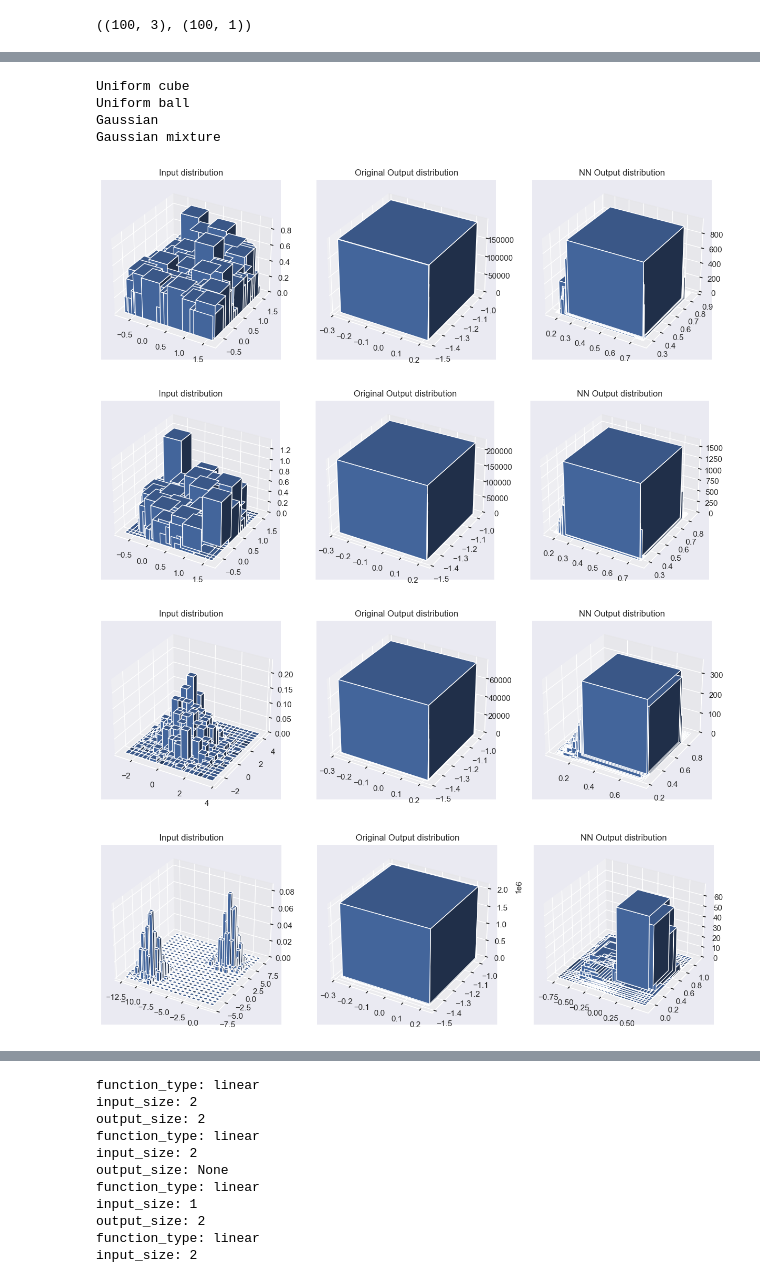
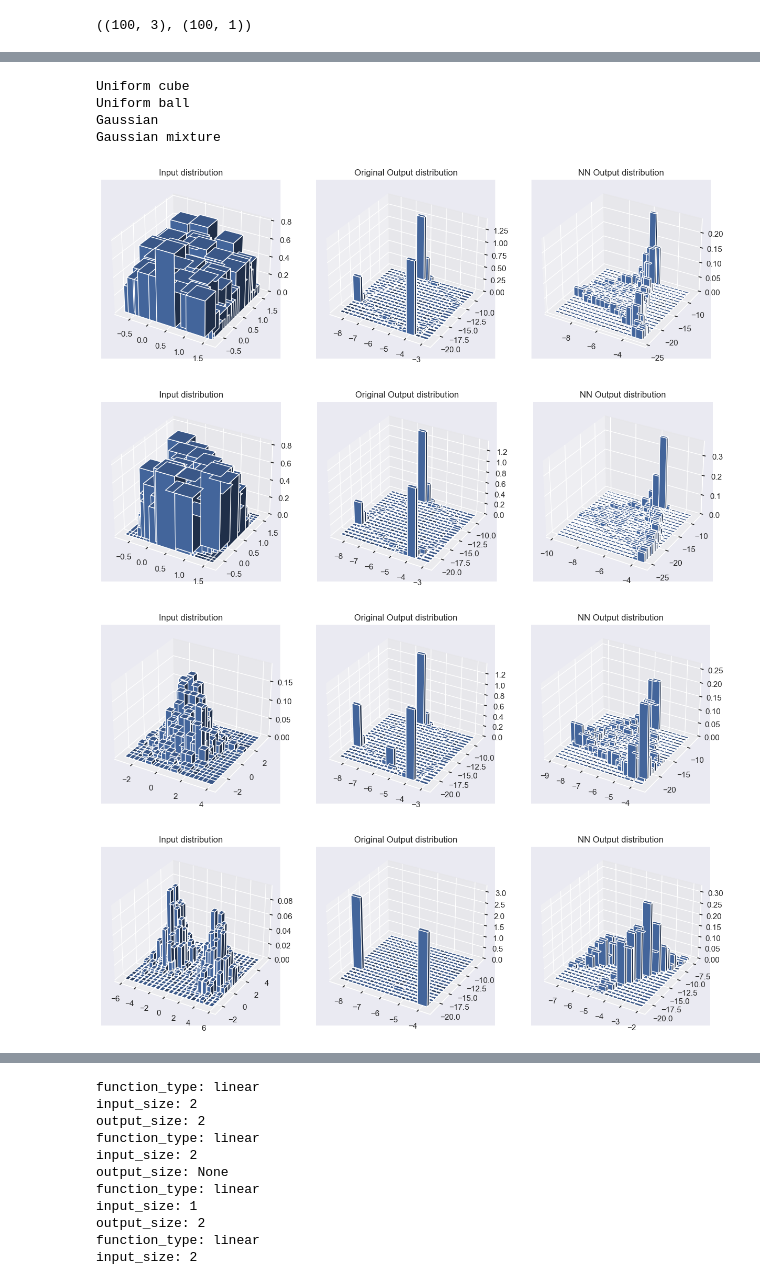
Before and after one commit to Ramlaoui/tdl-express-distributions, a Jupyter notebook: experiments.ipynb, the cells around one changed output, grey strips where cells are left out. Saved outputs shown, nothing was run; the diff lists cells and outputs as text; code cells hidden in the pictures.

Commit message:
bug fixes and better function sampling

```diff
--- a/experiments.ipynb
+++ b/experiments.ipynb
@@ -33,9 +33,3 @@ linear_functions = FunctionDistrib(n, d, l, function_type="linear", prior="unifo
 linear_functions.Z.shape, linear_functions.Y.shape
 # %% [output]
 ((100, 3), (100, 1))
-# %%
-x = np.array([[0.5, 0.6], [0.1, 0.9]]).reshape(-1, 2)
-
-for i in range(len(trainer.function_distrib.functions)):
-    x = trainer.function_distrib.functions[i](x)
-    print(x)
@@ -53,4 +36,5 @@ for i in range(len(trainer.function_distrib.functions)):
 # %%
+%matplotlib inline
 from src.trainer import Trainer
 
 config = {
@@ -59,7 +43,7 @@ config = {
         "d": 2,
         "l": 5,
         "output_size": 2,
-        "function_type": "linear-sigmoid",
+        "function_type": "quadratic-sigmoid-linear",
         "output_function": "linear",
         "prior": "gaussian", # uniform_cube, uniform_ball, gaussian, gaussian_mixture
         "seed": 1,
@@ -68,8 +52,8 @@ config = {
     "model": {
         # "input_size": # infer
         # "output_size": # infer
-        "hidden_size": 40,
-        "n_hidden_layers": 2
+        "hidden_size": 100,
+        "n_hidden_layers": 4
     },
 
     "optimizer": {
@@ -81,5 +65,6 @@ config = {
 
 trainer = Trainer(config, is_debug=False)
 trainer.function_distrib.get_function_types()
+trainer.function_distrib.generate_data(visualize=True)
 losses, w2_distances = trainer.train()
 # %% [output]
@@ -106,19 +106,20 @@ array([<Axes3D: title={'center': 'Input distribution'}>,
 # %%
 priors = ["uniform_cube", "uniform_ball", "gaussian", "gaussian_mixture"]
 titles = ["Uniform cube", "Uniform ball", "Gaussian", "Gaussian mixture"]
 
 for i, prior in enumerate(priors):
     config_prior = config.copy()
     config_prior["function_distrib"]["prior"] = prior
     print(titles[i])
     trainer = Trainer(config_prior)
+    trainer.train()
     trainer.plot_input_output()
 # %% [output]
 Uniform cube
 Uniform ball
 Gaussian
 Gaussian mixture
-[figure, old version]
+[figure, new version]
-[figure, old version]
+[figure, new version]
-[figure, old version]
+[figure, new version]
-[figure, old version]
+[figure, new version]
```
Also changed, not shown: parts of 5 cells of this notebook, 1 other file.
